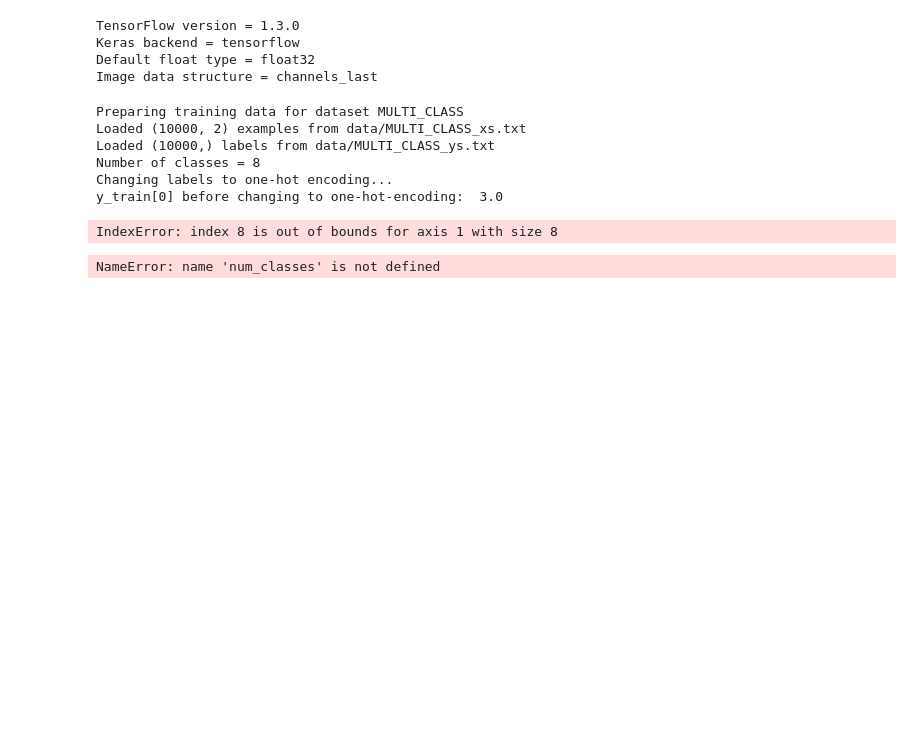
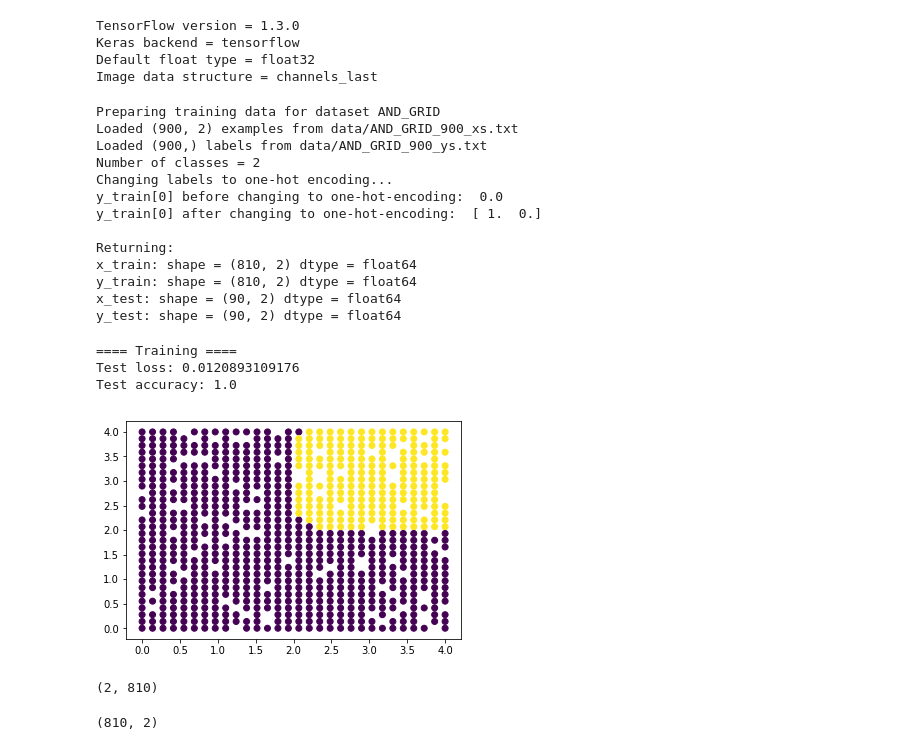
Before and after one commit to BartyzalRadek/neuroinformatics-course, a Jupyter notebook: FFNN.ipynb, the cells around one changed output. Cells and saved outputs as stored; diff of their text form; code cells hidden in the pictures; blank space fills up the shorter version.

Commit message:
Success in training AND dataset.

```diff
--- a/FFNN.ipynb
+++ b/FFNN.ipynb
@@ -93,32 +111,48 @@ def prepare_train_data(dataset, train_ratio=0.7):
 # %%
-x_train, y_train, x_test, y_test, num_classes = prepare_train_data(Dataset.MULTI_CLASS)
+x_train, y_train, x_test, y_test, num_classes = prepare_train_data(Dataset.AND_GRID, no_points=900, train_ratio=0.9)
 # %% [output]
-Preparing training data for dataset MULTI_CLASS
-Loaded (10000, 2) examples from data/MULTI_CLASS_xs.txt
-Loaded (10000,) labels from data/MULTI_CLASS_ys.txt
-Number of classes = 8
+Preparing training data for dataset AND_GRID
+Loaded (900, 2) examples from data/AND_GRID_900_xs.txt
+Loaded (900,) labels from data/AND_GRID_900_ys.txt
+Number of classes = 2
 Changing labels to one-hot encoding...
-y_train[0] before changing to one-hot-encoding:  3.0
+y_train[0] before changing to one-hot-encoding:  0.0
+y_train[0] after changing to one-hot-encoding:  [ 1.  0.]
+
+Returning:
+x_train: shape = (810, 2) dtype = float64
+y_train: shape = (810, 2) dtype = float64
+x_test: shape = (90, 2) dtype = float64
+y_test: shape = (90, 2) dtype = float64
-IndexError: index 8 is out of bounds for axis 1 with size 8
-# %%
-def train_model(model, dataset, batch_size, epochs, x_train, y_train, x_test, y_test):
-    print("==== Training ====")
-    model.fit(x_train, y_train,
-          batch_size=batch_size,
-          epochs=epochs,
-          verbose=2,
-          validation_data=(x_test, y_test))
-
-    score = model.evaluate(x_test, y_test, verbose=0)
-    print('Test loss:', score[0])
-    print('Test accuracy:', score[1])
 # %%
 model = Sequential()
 model.add(Dense(10, input_shape=x_train[0].shape, activation='sigmoid'))
+model.add(Dense(5, activation='sigmoid'))
 model.add(Dense(num_classes, activation='softmax'))
 
 model.compile(loss=keras.losses.categorical_crossentropy,
               optimizer=keras.optimizers.Adadelta(),
               metrics=['accuracy'])
-# %% [output]
-NameError: name 'num_classes' is not defined
+# %%
+batch_size = 10
+epochs = 1000
+# %%
+#y_predicted = train_model(model, batch_size, epochs, x_train[0:20], y_train[0:20], x_test[0:20], y_test[0:20])
+y_predicted = train_model(model, batch_size, epochs, x_train, y_train, x_test, y_test)
+# %% [output]
+==== Training ====
+Test loss: 0.0120893109176
+Test accuracy: 1.0
+# %%
+plt.scatter(x_train.T[0],x_train.T[1],c=np.argmax(y_predicted, axis=1))
+plt.show()
+# %% [output]
+[figure, added]
+# %%
+x_train.T.shape
+# %% [output]
+(2, 810)
+# %%
+y_predicted.shape
+# %% [output]
+(810, 2)
```
Also changed, not shown: parts of 4 cells of this notebook, 1 other file.
